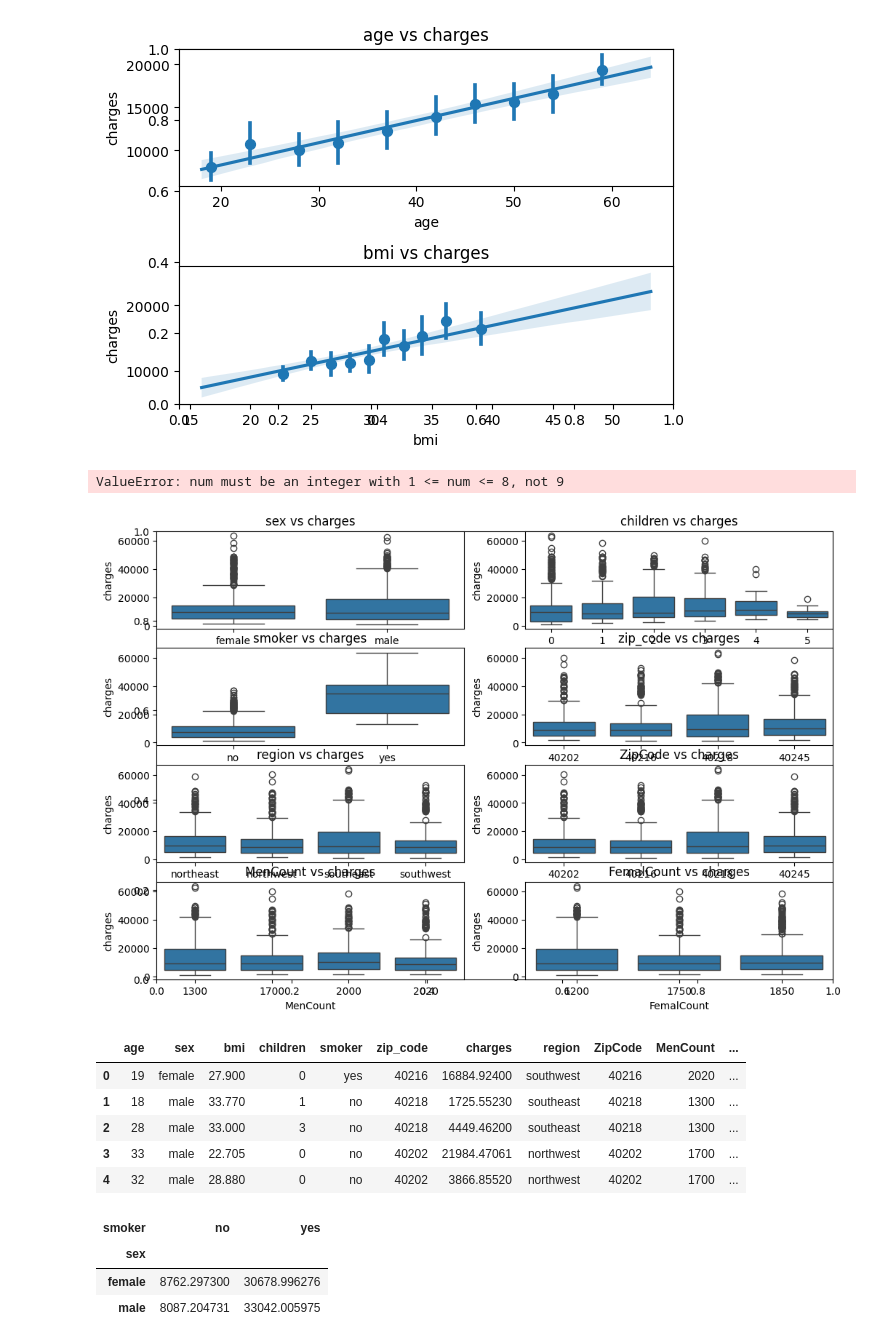
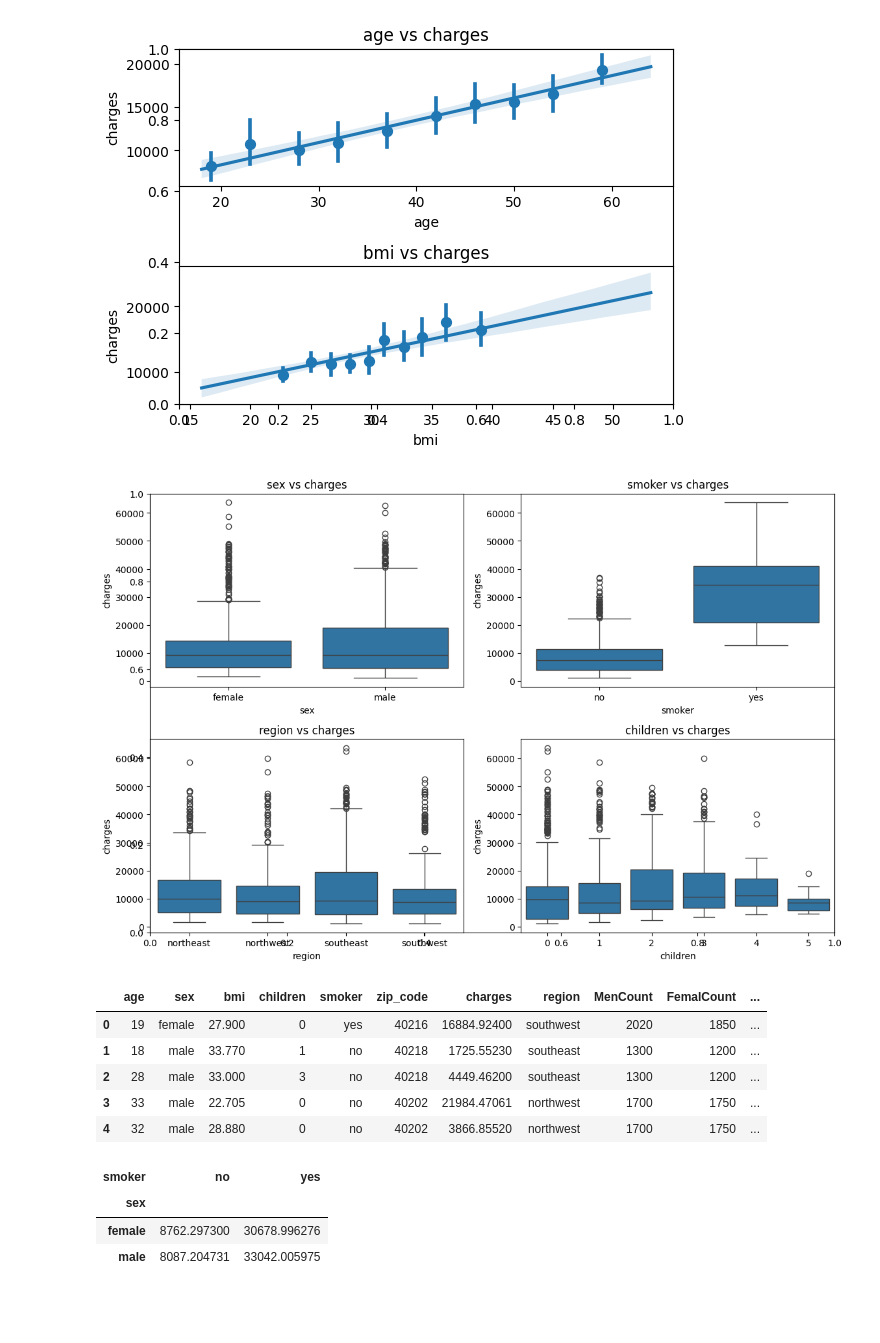
Before and after one commit to asgita/Insurance-data-analysis, a Jupyter notebook: DataVisualization.ipynb, the cells around one changed output. Cells and saved outputs as stored; diff of their text form; code cells hidden in the pictures; blank space fills up the shorter version.

Commit message:
Visual level updates

```diff
--- a/DataVisualization.ipynb
+++ b/DataVisualization.ipynb
@@ -62,4 +62,5 @@ df_insurance.describe().T
 | zip_code | 1338.0 | 40220.165919 | 15.335177 | 40202.0000 | 40216.00000 | 40218.000 | 40218.000000 | 40245.00000 |
 | charges | 1338.0 | 13270.422265 | 12110.011237 | 1121.8739 | 4740.28715 | 9382.033 | 16639.912515 | 63770.42801 |
 # %%
-df = pd.merge(df_insurance, df_headcount, left_on= 'zip_code', right_on='ZipCode', how='left')
+df = pd.merge(df_insurance, df_headcount, left_on= 'zip_code', right_on='ZipCode', how='left').drop('ZipCode', axis=1)
+df.head()
@@ -148,19 +156,19 @@ plt.show()
 # %%
 ### number of unique elements <= 4
 # box plot of 'charges' & other variables
 fig, ax = plt.subplots(figsize=(12, 8))
 
+cols_smaller_than_6= ['sex','smoker','region','children']
 for i, col in enumerate(cols_smaller_than_6, 1):
-    plt.subplot(4, 2, i)
+    plt.subplot(2, 2,i)
 
     ax = sns.boxplot(data=df, x=df[col].astype('category'), y='charges')
     plt.title(f'{col} vs charges')
 
 plt.tight_layout()
 plt.show()
 # %% [output]
-ValueError: num must be an integer with 1 <= num <= 8, not 9
-[figure, old version]
+[figure, new version]
 # %%
 bins_2 = [1000, 5000, 10000, 20000, 30000, 40000, 50000, 60000, 70000]
 labels_2 = ['1k-5k', '5k-10k', '10k-20k', '20k-30k', '30k-40k', '40k-50k', '50k-60k', '60k-70k',]
@@ -168,12 +176,12 @@ labels_2 = ['1k-5k', '5k-10k', '10k-20k', '20k-30k', '30k-40k', '40k-50k', '50k-
 df['charges_group'] = pd.cut(df.charges, bins_2, labels=labels_2, include_lowest=True)
 df.head()
 # %% [output]
-|  | age | sex | bmi | children | smoker | zip_code | charges | region | ZipCode | MenCount | ... |
-| 0 | 19 | female | 27.900 | 0 | yes | 40216 | 16884.92400 | southwest | 40216 | 2020 | ... |
-| 1 | 18 | male | 33.770 | 1 | no | 40218 | 1725.55230 | southeast | 40218 | 1300 | ... |
-| 2 | 28 | male | 33.000 | 3 | no | 40218 | 4449.46200 | southeast | 40218 | 1300 | ... |
-| 3 | 33 | male | 22.705 | 0 | no | 40202 | 21984.47061 | northwest | 40202 | 1700 | ... |
-| 4 | 32 | male | 28.880 | 0 | no | 40202 | 3866.85520 | northwest | 40202 | 1700 | ... |
+|  | age | sex | bmi | children | smoker | zip_code | charges | region | MenCount | FemalCount | ... |
+| 0 | 19 | female | 27.900 | 0 | yes | 40216 | 16884.92400 | southwest | 2020 | 1850 | ... |
+| 1 | 18 | male | 33.770 | 1 | no | 40218 | 1725.55230 | southeast | 1300 | 1200 | ... |
+| 2 | 28 | male | 33.000 | 3 | no | 40218 | 4449.46200 | southeast | 1300 | 1200 | ... |
+| 3 | 33 | male | 22.705 | 0 | no | 40202 | 21984.47061 | northwest | 1700 | 1750 | ... |
+| 4 | 32 | male | 28.880 | 0 | no | 40202 | 3866.85520 | northwest | 1700 | 1750 | ... |
 # %%
 
 sex_smoker_charges = df.pivot_table(index='sex', columns='smoker', values='charges')
```
Also changed, not shown: parts of 3 cells of this notebook.
